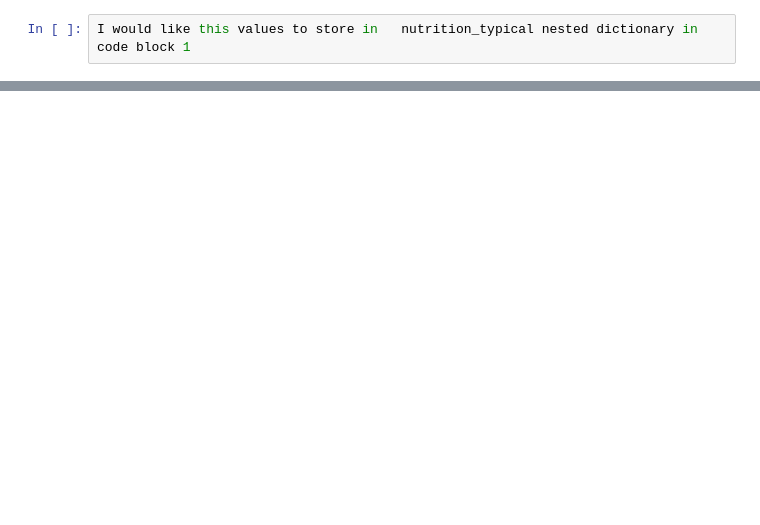
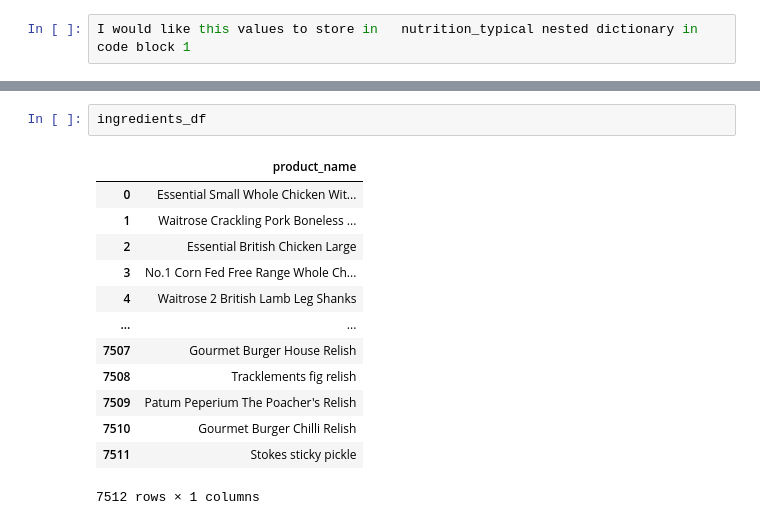
Before and after one commit to szabeenglobal/Ai-core-Project-1-Web_Scraping, a Jupyter notebook: table_extraction code.ipynb, the cells around one changed output, grey strips where cells are left out. Cells and saved outputs as stored; diff of their text form; blank space fills up the shorter version.

```diff
--- a/table_extraction code.ipynb
+++ b/table_extraction code.ipynb
@@ -126,0 +200,16 @@ nutri_df.head
+# %%
+ingredients_df
+# %% [output]
+|  | product_name |
+| 0 | Essential Small Whole Chicken Wit... |
+| 1 | Waitrose Crackling Pork Boneless ... |
+| 2 | Essential British Chicken Large |
+| 3 | No.1 Corn Fed Free Range Whole Ch... |
+| 4 | Waitrose 2 British Lamb Leg Shanks |
+| ... | ... |
+| 7507 | Gourmet Burger House Relish |
+| 7508 | Tracklements fig relish |
+| 7509 | Patum Peperium The Poacher's Relish |
+| 7510 | Gourmet Burger Chilli Relish |
+| 7511 | Stokes sticky pickle |
+7512 rows × 1 columns
```
Also changed, not shown: parts of 19 cells of this notebook.
